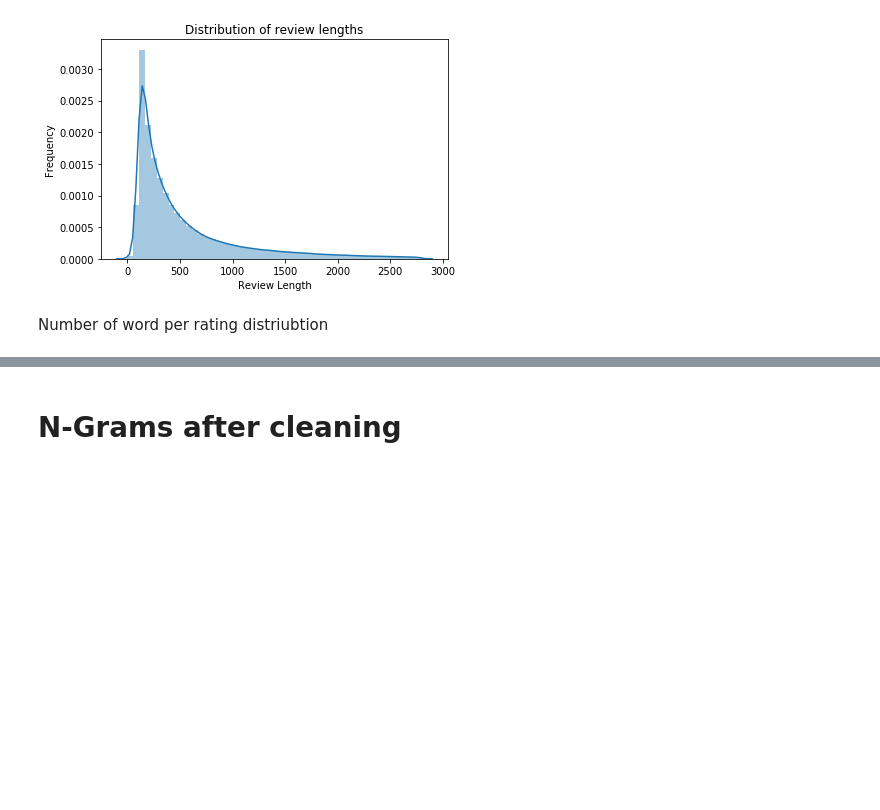
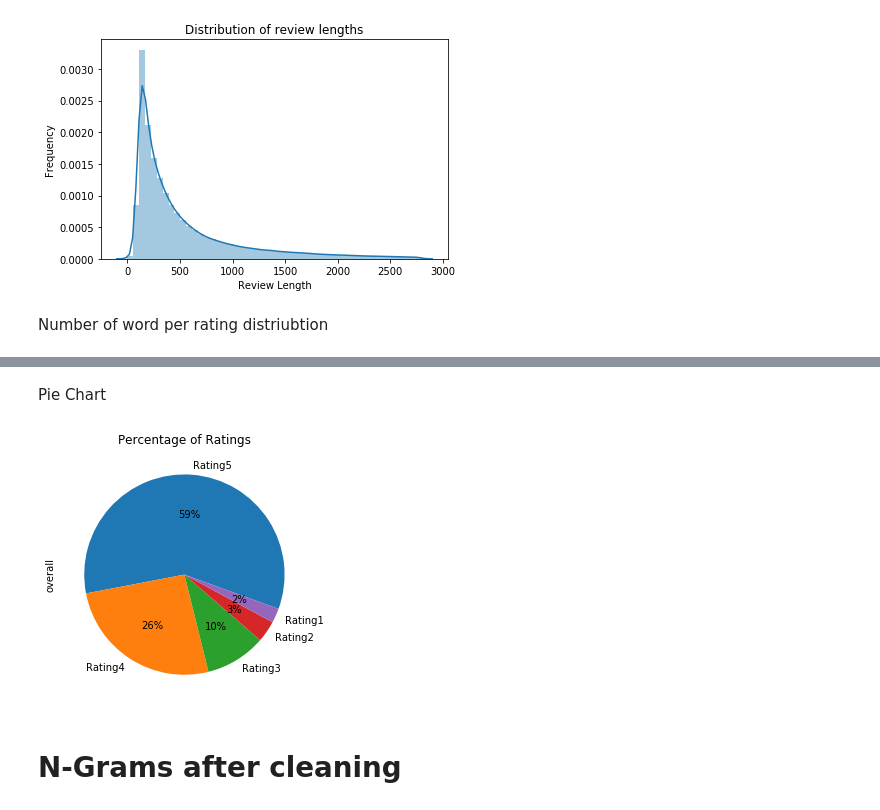
Before and after one commit to DiogoP98/SentimentAnalysis, a Jupyter notebook: EDA/EDA_Alex.ipynb, the cells around one changed output, grey strips where cells are left out. Cells and saved outputs as stored; diff of their text form; code cells hidden in the pictures; blank space fills up the shorter version.

```diff
--- a/EDA/EDA_Alex.ipynb
+++ b/EDA/EDA_Alex.ipynb
@@ -87,3 +106,17 @@ plt.savefig("Average_Number_of_Letters_per_Rating_Distribution.png")
+# %% [markdown]
+Pie Chart
+# %%
+plt.figure()
+plt.title("Percentage of Ratings")
+df.overall.value_counts().plot(kind='pie',
+                              labels = ['Rating5','Rating4','Rating3','Rating2','Rating1'],
+                               autopct='%1.0f%%',
+                               startangle= -20)
+
+plt.tight_layout()
+plt.savefig("ratings_pie.png", dpi=100, bbox='inches')
+# %% [output]
+[figure, added]
 # %% [markdown]
 # N-Grams after cleaning
 # %%
```
Also changed, not shown: parts of 12 cells of this notebook, 14 other files.
